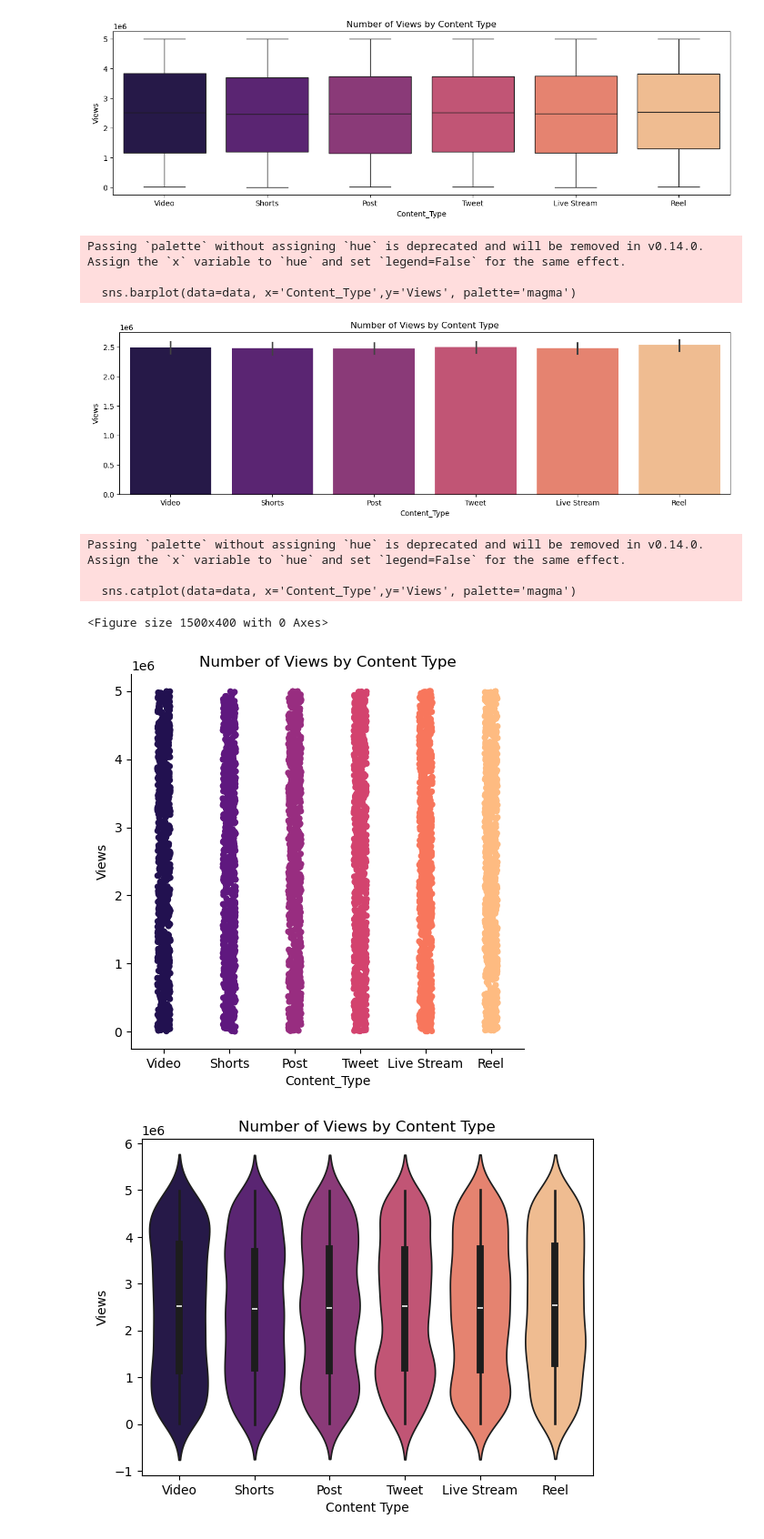
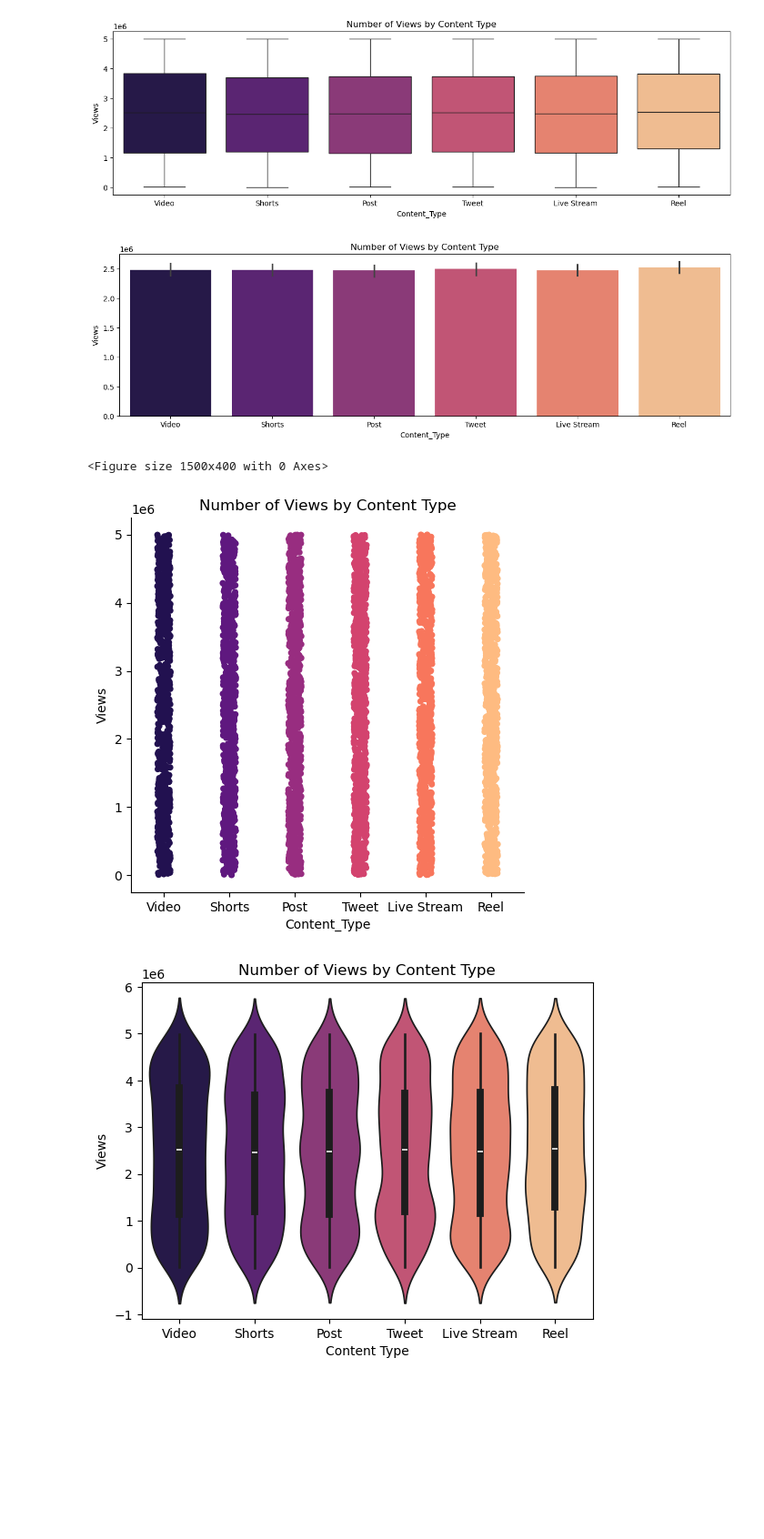
Before and after one commit to Lilian4me/Exploratory-Data-Analysis-EDA-, a Jupyter notebook: EDA.ipynb, the cells around one changed output. Shown at 91% size. Cells and saved outputs as stored; diff of their text form; code cells hidden in the pictures; blank space fills up the shorter version.

```diff
--- a/EDA.ipynb
+++ b/EDA.ipynb
@@ -289,25 +291,19 @@ plt.show()
 [figure]
 # %%
 plt.figure(figsize =(15,4))
-sns.barplot(data=data, x='Content_Type',y='Views', palette='magma')
+sns.barplot(data=data, x='Content_Type',y='Views', hue='Content_Type', palette='magma',  legend=False)
 plt.title('Number of Views by Content Type')
 plt.show()
 # %% [output]
-Passing `palette` without assigning `hue` is deprecated and will be removed in v0.14.0. Assign the `x` variable to `hue` and set `legend=False` for the same effect.
-
-  sns.barplot(data=data, x='Content_Type',y='Views', palette='magma')
 [figure]
 # %%
 plt.figure(figsize =(15,4))
-sns.catplot(data=data, x='Content_Type',y='Views', palette='magma')
+sns.catplot(data=data, x='Content_Type',y='Views', hue='Content_Type', palette='magma',  legend=False)
 plt.title('Number of Views by Content Type')
 plt.show()
 # %% [output]
-Passing `palette` without assigning `hue` is deprecated and will be removed in v0.14.0. Assign the `x` variable to `hue` and set `legend=False` for the same effect.
-
-  sns.catplot(data=data, x='Content_Type',y='Views', palette='magma')
+<Figure size 1500x400 with 0 Axes>
-<Figure size 1500x400 with 0 Axes>
-[figure, old version]
+[figure, new version]
 # %%
 sns.violinplot(data=data, x='Content_Type',y='Views', hue='Content_Type', palette='magma',  legend=False)
 plt.title('Number of Views by Content Type')
```
Also changed, not shown: parts of 16 cells of this notebook.
